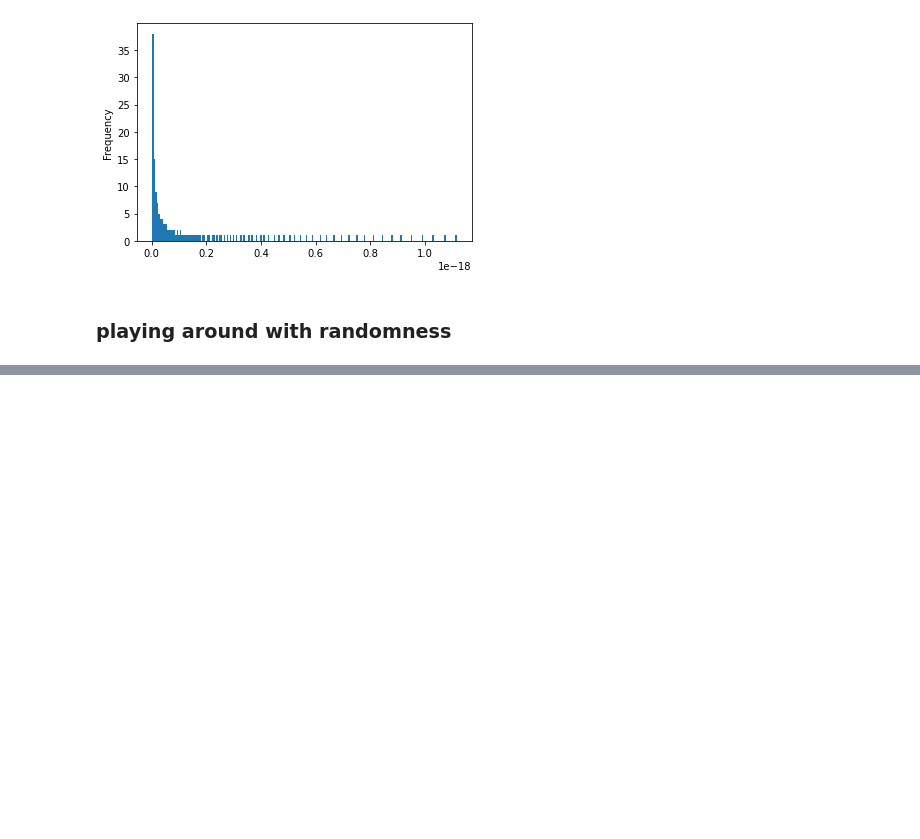
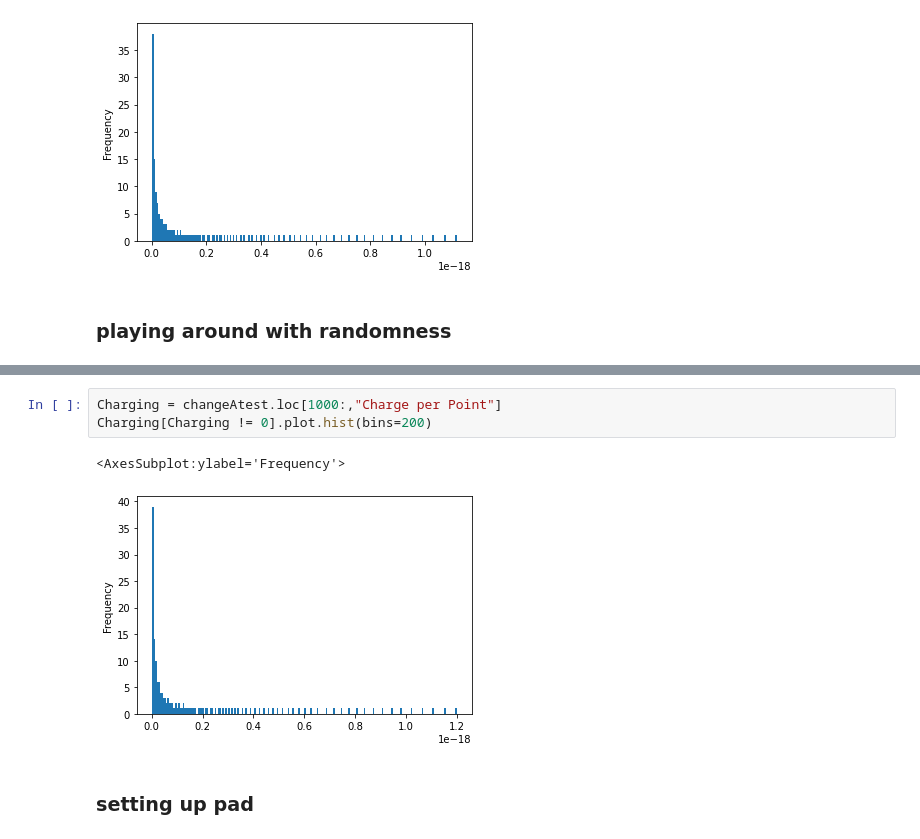
Before and after one commit to AriAtari/ChargeSeparation, a Jupyter notebook: Changing_radii.ipynb, the cells around one changed output, grey strips where cells are left out. Drawn from its saved outputs; the diff is of its cells as text; blank space fills up the shorter version.

```diff
--- a/Changing_radii.ipynb
+++ b/Changing_radii.ipynb
@@ -328,0 +336,8 @@ changeAtest
+# %%
+Charging = changeAtest.loc[1000:,"Charge per Point"]
+Charging[Charging != 0].plot.hist(bins=200)
+# %% [output]
+<AxesSubplot:ylabel='Frequency'>
+[figure, added]
+# %% [markdown]
+### setting up pad
```
Also changed, not shown: parts of 14 cells of this notebook.
